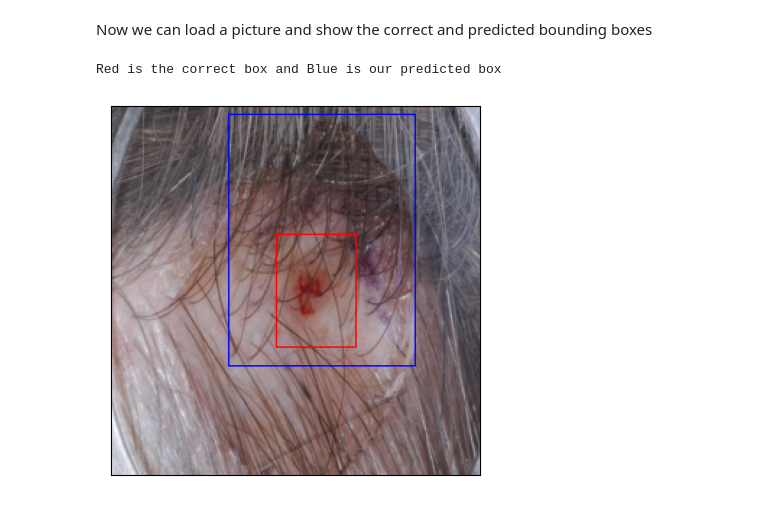
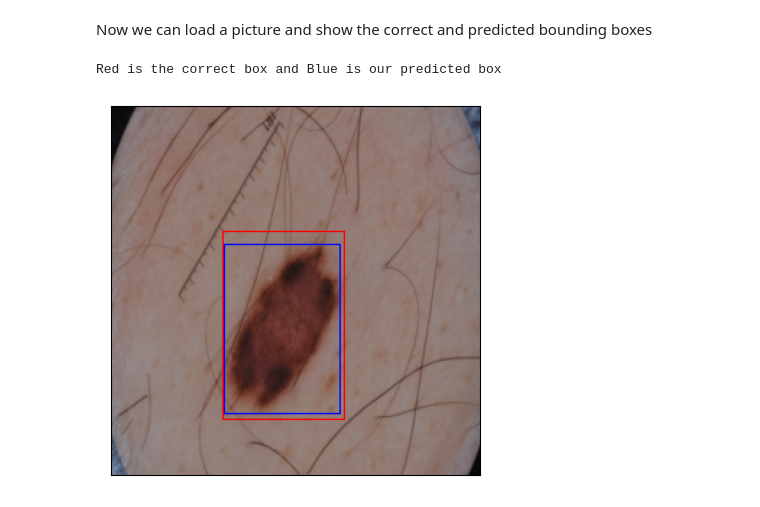
Before and after one commit to Jaco-bB-rown/ECE_284_MHD, a Jupyter notebook: Mask_RCNN.ipynb, the cells around one changed output. Cells and saved outputs as stored; diff of their text form; code cells hidden in the pictures.

```diff
--- a/Mask_RCNN.ipynb
+++ b/Mask_RCNN.ipynb
@@ -41,11 +41,11 @@ data_aug_type = "1" #what data augmentation schema to train on
 dataset = "Dataset_2017\\"
 transforms = dataTransforms(data_aug_type)
 
-Train_Dataset      = ISICMaskImageDataset(dataset,"Training",transform=transforms, target_transform=Lambda(lambda y: torch.zeros( 2, dtype=torch.int64).scatter_(dim=0, index=torch.tensor(int(y)), value=1)))
-Validation_Dataset = ISICMaskImageDataset(dataset,"Validation", transform=transforms, target_transform=Lambda(lambda y: torch.zeros(
-                                        2, dtype=torch.int64).scatter_(dim=0, index=torch.tensor(int(y)), value=1)))
-Test_Dataset       = ISICMaskImageDataset(dataset,"Test", transform=transforms, target_transform=Lambda(lambda y: torch.zeros(
-                                        2, dtype=torch.int64).scatter_(dim=0, index=torch.tensor(int(y)), value=1)))
+Train_Dataset      = ISICMaskImageDataset(dataset,"Training",transform=transforms)#, target_transform=Lambda(lambda y: torch.zeros( 2, dtype=torch.int64).scatter_(dim=0, index=torch.tensor(int(y)), value=1)))
+Validation_Dataset = ISICMaskImageDataset(dataset,"Validation", transform=transforms) #,target_transform=Lambda(lambda y: torch.zeros(
+                                        #2, dtype=torch.int64).scatter_(dim=0, index=torch.tensor(int(y)), value=1)))
+Test_Dataset       = ISICMaskImageDataset(dataset,"Test", transform=transforms) #,target_transform=Lambda(lambda y: torch.zeros(
+                                        #2, dtype=torch.int64).scatter_(dim=0, index=torch.tensor(int(y)), value=1)))
 
 data_loader_params = {
     'batch_size': batch_size,  # Batch size for data loading
@@ -111,10 +111,10 @@ def train_one_epoch(epoch_index, tb_writer, model, training_loader,optimizer,lr_
 # %% [markdown]
 ## R_CNN initialization
 # %%
-mask_model_train = False
+mask_model_train = True
 mask_model_path = 'Trained_Models\\Mask-RCNN_Best_{}'.format(data_aug_type)
-lr = 0.0001
-EPOCHS = 10
+lr = 0.00001
+EPOCHS = 30
 mask_model = maskrcnn_resnet50_fpn_v2(weights=weights, progress=False, trainable_backbone_layers=5, num_classes=None)
 loss_fn = torch.nn.L1Loss()
 #This code if training the model from scratch that I tested but fine tuning works better for us
@@ -225,21 +243,21 @@ with torch.amp.autocast(torch.device(device).type):
     pred_targets = mask_model(torch.stack(test_features).to(device))
 #plt.imshow(img, cmap="rgb")
 # %%
-idx = 6
+idx = 1
 img = test_features[idx].squeeze()
 label = targets[idx]["labels"]
 
 correct_boxes = draw_bounding_boxes(img, torch.cat((targets[idx]["boxes"].to(device),pred_targets[idx]["boxes"][pred_targets[idx]["scores"].argmax(0).item()].unsqueeze(0))), colors=["red","blue"])
 #Testing code below:
 #print(torch.cat((targets[idx]["boxes"].to(device),pred_targets[idx]["boxes"][pred_targets[idx]["scores"].argmax().item()].unsqueeze(0))))
 #print( pred_targets[idx]["boxes"][pred_targets[idx]["scores"].argmax().item()].unsqueeze(0) )
 #correct_boxes = draw_bounding_boxes(img, targets[idx]["boxes"], colors="red")
 #pred_boxes = draw_bounding_boxes(img, pred_targets[idx]["boxes"][pred_targets[idx]["scores"].argmax().item()].unsqueeze(0), colors="Blue")
 #print(targets[idx]["boxes"])
 #print(pred_targets[idx]["boxes"][0].unsqueeze(0))
 show(correct_boxes)
 #show(pred_boxes)
 print("Red is the correct box and Blue is our predicted box")
 # %% [output]
 Red is the correct box and Blue is our predicted box
-[figure, old version]
+[figure, new version]
```
Also changed, not shown: parts of 1 cell of this notebook, 6 other files.
